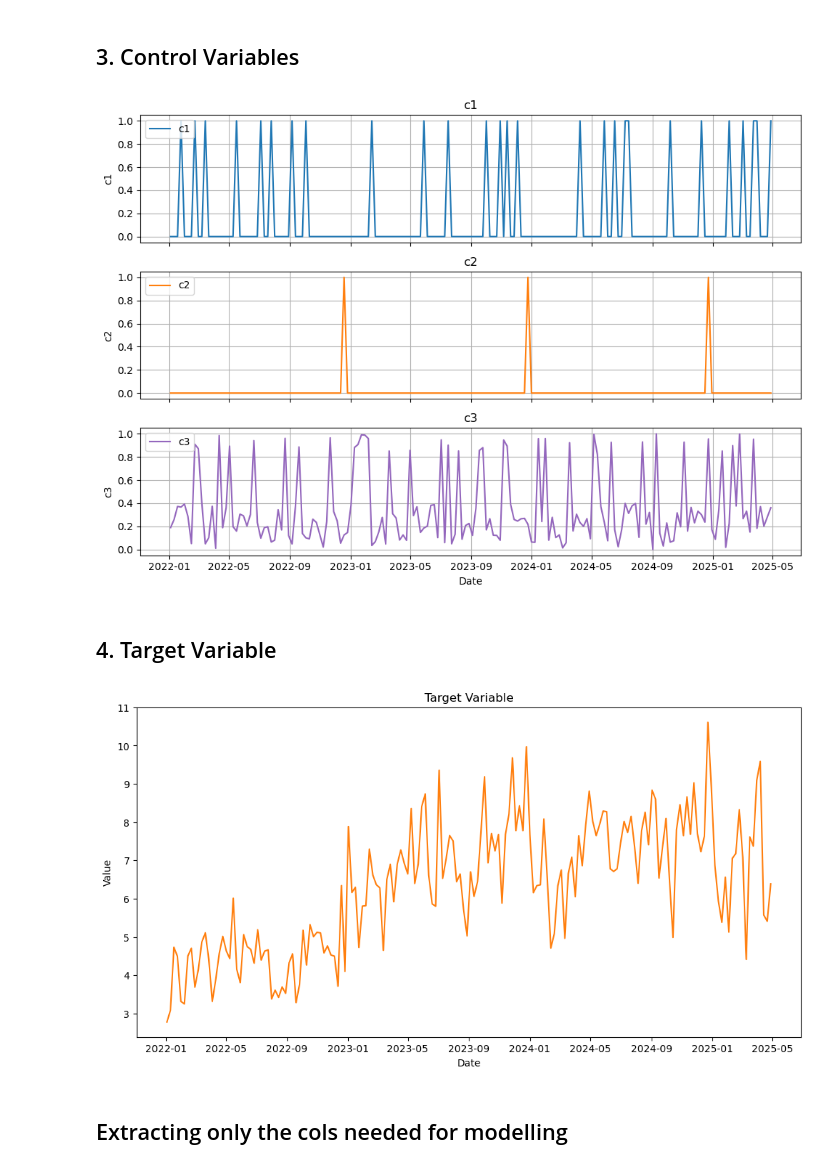
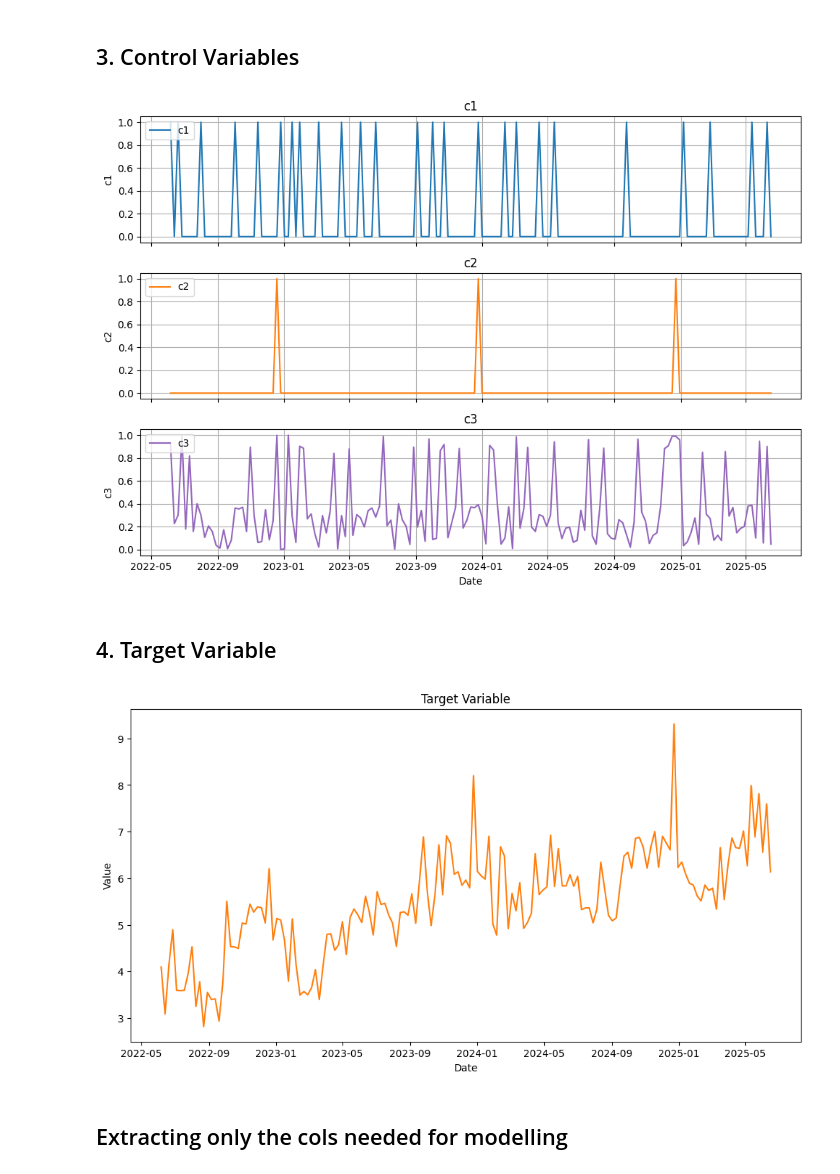
Before and after one commit to pymc-labs/mmm-param-recovery, a Jupyter notebook: data.ipynb, the cells around one changed output. Saved outputs shown, nothing was run; the diff lists cells and outputs as text; code cells hidden in the pictures.

```diff
--- a/data.ipynb
+++ b/data.ipynb
@@ -46,8 +36,8 @@ rng = np.random.default_rng(42)
 
 ### 1. Date Range ###
 # Define the start and end dates
-start_date = "2022-01-03"
-end_date = datetime.today().strftime("%Y-%m-%d")
+start_date = "2022-06-06"
+end_date = "2025-06-16"
 
 # Generate a DataFrame with weekly dates
 df = pd.DataFrame(
@@ -87,7 +77,7 @@ df["x4"] = x4
 # Scaling
 scaler = MinMaxScaler()
 
-# Selecting specific columns to scale
+# Selecting columns to scale
 columns_to_scale = ['x1', 'x2', 'x3', 'x4']
 
 # Applying MinMaxScaler to selected columns
@@ -110,29 +100,29 @@ fig.suptitle("Raw Media Costs Data", fontsize=16);
 # apply geometric adstock transformation
 alpha1: float = 0.2
 alpha2: float = 0.25
-alpha3: float = 0.15
-alpha4: float = 0.65
+alpha3: float = 0.3
+alpha4: float = 0.8
 
 df["x1_adstock"] = (
-    geometric_adstock(x=df["x1"].to_numpy(), alpha=alpha1, l_max=12, normalize=False)
+    geometric_adstock(x=df["x1"].to_numpy(), alpha=alpha1, l_max=12, normalize=True)
     .eval()
     .flatten()
 )
 
 df["x2_adstock"] = (
-    geometric_adstock(x=df["x2"].to_numpy(), alpha=alpha2, l_max=12, normalize=False)
+    geometric_adstock(x=df["x2"].to_numpy(), alpha=alpha2, l_max=12, normalize=True)
     .eval()
     .flatten()
 )
 
 df["x3_adstock"] = (
-    geometric_adstock(x=df["x3"].to_numpy(), alpha=alpha3, l_max=12, normalize=False)
+    geometric_adstock(x=df["x3"].to_numpy(), alpha=alpha3, l_max=12, normalize=True)
     .eval()
     .flatten()
 )
 
 df["x4_adstock"] = (
-    geometric_adstock(x=df["x4"].to_numpy(), alpha=alpha4, l_max=12, normalize=False)
+    geometric_adstock(x=df["x4"].to_numpy(), alpha=alpha4, l_max=12, normalize=True)
     .eval()
     .flatten()
 )
@@ -142,15 +132,15 @@ df["x4_adstock"] = (
 Fixing slope params to 1
 # %%
 # apply Logistic Saturation transformation
-lam1: float = 1.5
-lam2: float = 2.5
-lam3: float = 2.0
-lam4: float = 1.0
+kappa1: float = 0.6
+kappa2: float = 0.75
+kappa3: float = 0.7
+kappa4: float = 0.8
 
-df["x1_adstock_saturated"] = logistic_saturation(x=df["x1_adstock"].to_numpy(), lam = lam1).eval()
-df["x2_adstock_saturated"] = logistic_saturation(x=df["x2_adstock"].to_numpy(), lam = lam2).eval()
-df["x3_adstock_saturated"] = logistic_saturation(x=df["x3_adstock"].to_numpy(), lam = lam3).eval()
-df["x4_adstock_saturated"] = logistic_saturation(x=df["x4_adstock"].to_numpy(), lam = lam4).eval()
+df["x1_adstock_saturated"] = hill_function(x=df["x1_adstock"].to_numpy(), slope = 1.0, kappa = kappa1).eval()
+df["x2_adstock_saturated"] = hill_function(x=df["x2_adstock"].to_numpy(), slope = 1.0, kappa = kappa2).eval()
+df["x3_adstock_saturated"] = hill_function(x=df["x3_adstock"].to_numpy(), slope = 1.0, kappa = kappa3).eval()
+df["x4_adstock_saturated"] = hill_function(x=df["x4_adstock"].to_numpy(), slope = 1.0, kappa = kappa4).eval()
 # %%
 fig, ax = plt.subplots(
     nrows=4, ncols=1, figsize=(10, 7), sharex=True, layout="constrained"
@@ -241,19 +230,19 @@ df[["c1", "c2", "c3"]] = scaler.fit_transform(df[["c1", "c2", "c3"]])
 # Create subplots with 3 rows and 1 column
 fig, axes = plt.subplots(nrows=3, ncols=1, figsize=(10, 7), sharex=True)
 
-# Plot CPI
+# Plot c1
 sns.lineplot(x="date_week", y="c1", color="C0", label="c1", data=df, ax=axes[0])
 axes[0].set(title="c1", ylabel="c1")
 axes[0].legend(loc="upper left")
 axes[0].grid(True)
 
-# Plot Promotions
+# Plot c2
 sns.lineplot(x="date_week", y="c2", color="C1", label="c2", data=df, ax=axes[1])
 axes[1].set(title="c2", ylabel="c2")
 axes[1].legend(loc="upper left")
 axes[1].grid(True)
 
-# Plot Christmas Indicator
+# Plot c3
 sns.lineplot(x="date_week", y="c3", color="C4", label="c3", data=df, ax=axes[2])
 axes[2].set(title="c3", xlabel="Date", ylabel="c3")
 axes[2].legend(loc="upper left")
@@ -263,46 +252,46 @@ axes[2].grid(True)
 plt.tight_layout()
 plt.show()
 # %% [output]
-[figure, old version]
+[figure, new version]
 # %% [markdown]
 ## 4. Target Variable
 # %%
-df["intercept"] = 2.0
+df["intercept"] = 2.5
 df["epsilon"] = rng.normal(loc=0.0, scale=0.25, size=n)
 
-amplitude = 1
+amplitude = 1.0
 
 beta_x1 = 1.5
-beta_x2 = 3.0
-beta_x3 = 4.0
+beta_x2 = 2.0
+beta_x3 = 2.5
 beta_x4 = 1.0
 channel_betas = [beta_x1, beta_x2, beta_x3, beta_x4]
 
 beta_c1 = 0.6
 beta_c2 = 2.0
 beta_c3 = 0.2
 control_betas = [beta_c1, beta_c2, beta_c3]
 
 
 df["y"] = amplitude * (
     df["intercept"]
     + df["trend"]
     + df["seasonality"]
     + beta_c1 * df["c1"]
     + beta_c2 * df["c2"]
     + beta_c3 * df["c3"]
     + beta_x1 * df["x1_adstock_saturated"]
     + beta_x2 * df["x2_adstock"]
     + beta_x3 * df["x3_adstock_saturated"]
     + beta_x4 * df["x4_adstock_saturated"]
     + df["epsilon"]
 )
 fig, ax = plt.subplots(figsize=(12, 6))
 sns.lineplot(x="date_week", y="y", color="C1", data=df, ax=ax)
 ax.set(title="Target Variable", xlabel="Date", ylabel="Value")
 plt.show()
 # %% [output]
-[figure, old version]
+[figure, new version]
 # %% [markdown]
 ## Extracting only the cols needed for modelling
 # %%
```
Also changed, not shown: parts of 14 cells of this notebook, 2 other files.
